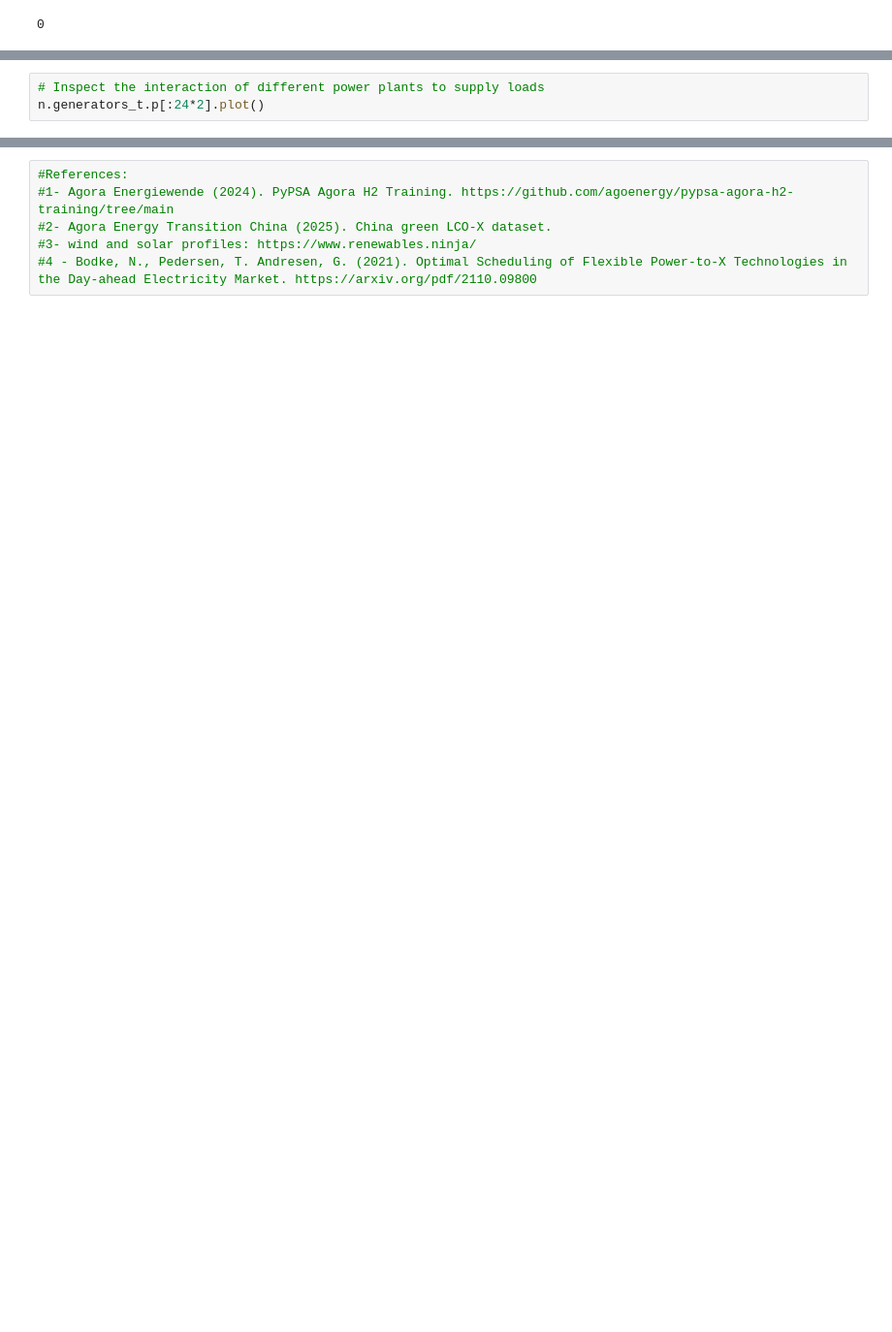
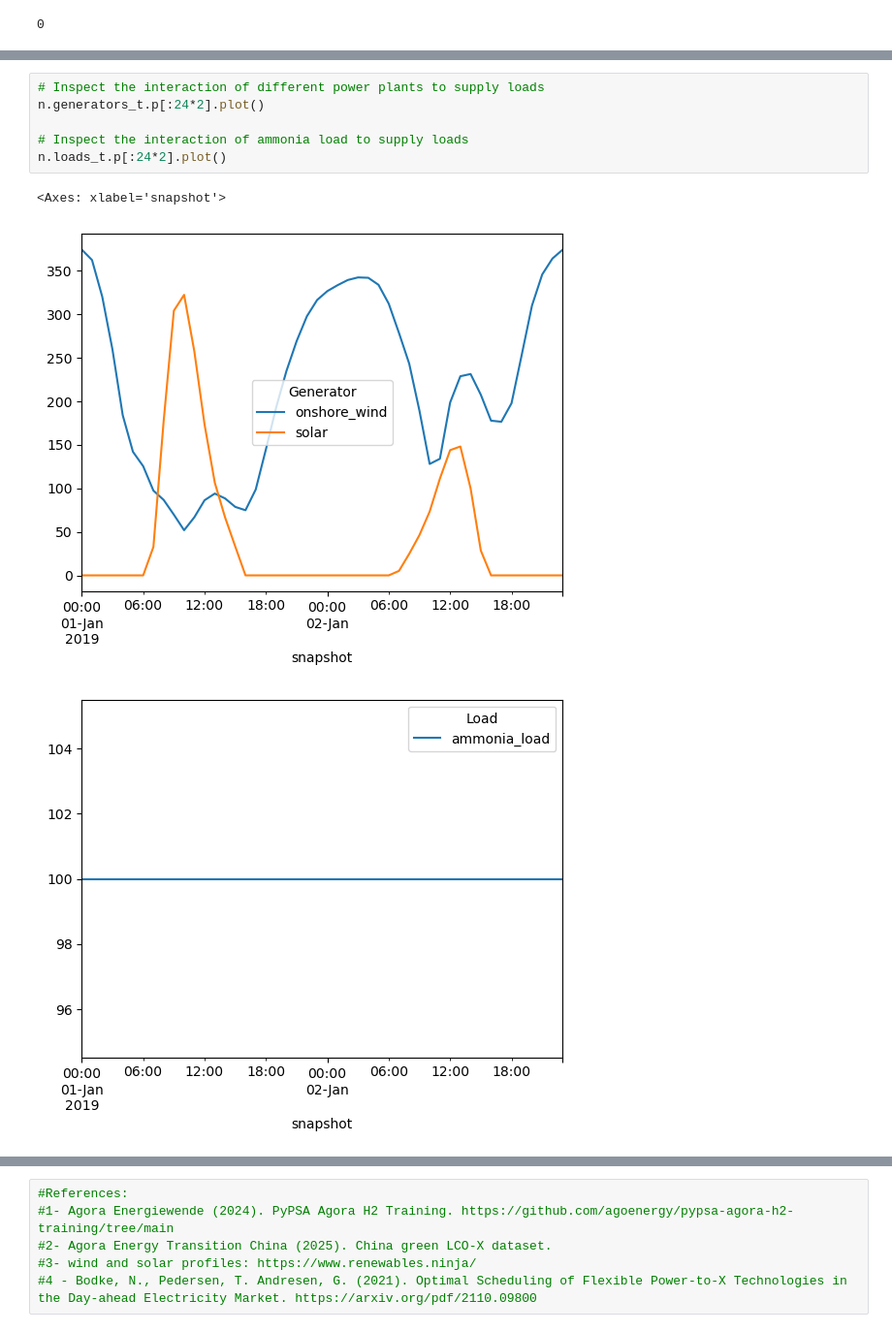
Before and after one commit to philouhawi/PyPSA-China-Green-LCOX-Model, a Jupyter notebook: LCO-Ammonia model 1.0 2025-02-06.ipynb, the cells around one changed output, grey strips where cells are left out. Shown at 97% size. Cells and saved outputs as stored; diff of their text form; blank space fills up the shorter version.

```diff
--- a/LCO-Ammonia model 1.0 2025-02-06.ipynb
+++ b/LCO-Ammonia model 1.0 2025-02-06.ipynb
@@ -433,6 +482,13 @@ n.generators.p_nom_opt
 # %%
 # Inspect the interaction of different power plants to supply loads
 n.generators_t.p[:24*2].plot()
+
+# Inspect the interaction of ammonia load to supply loads
+n.loads_t.p[:24*2].plot()
+# %% [output]
+<Axes: xlabel='snapshot'>
+[figure, added]
+[figure, added]
 # %%
 # Inspect the change of energy capacity [MWh] in hydrogen_tank store to supply loads
 n.stores_t.e[:24*365].plot()
```
Also changed, not shown: parts of 23 cells of this notebook, 1 other file.
